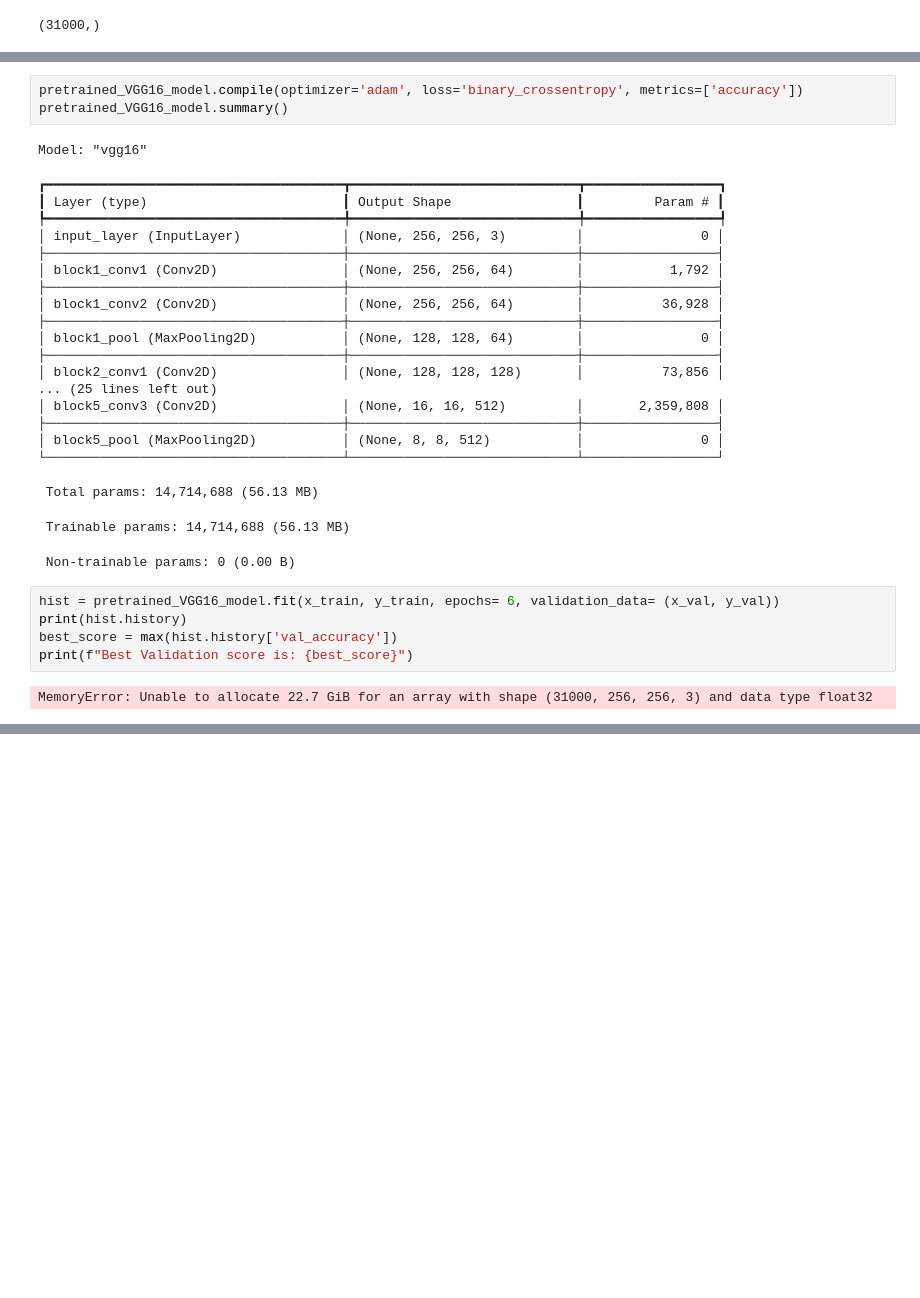
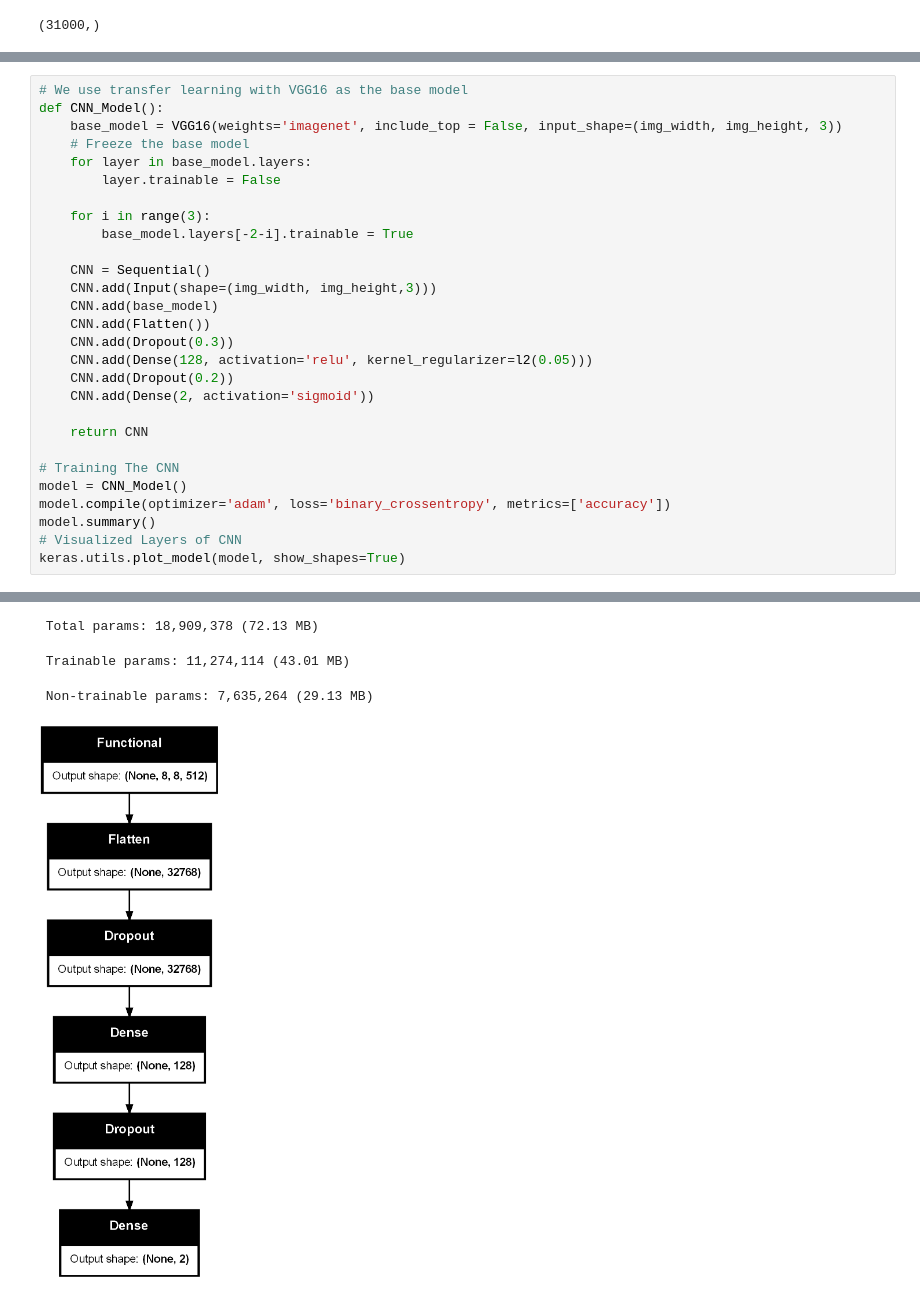
Before and after one commit to mvenegas011/Project3_Group7, a Jupyter notebook: Pneumonia_notebook.ipynb, the cells around one changed output, grey strips where cells are left out. Drawn from its saved outputs; the diff is of its cells as text; blank space fills up the shorter version.

```diff
--- a/Pneumonia_notebook.ipynb
+++ b/Pneumonia_notebook.ipynb
@@ -277,32 +250,29 @@ Model: "vgg16"
-# %%
-pretrained_VGG16_model.compile(optimizer='adam', loss='binary_crossentropy', metrics=['accuracy'])
-pretrained_VGG16_model.summary()
-# %% [output]
-Model: "vgg16"
-┏━━━━━━━━━━━━━━━━━━━━━━━━━━━━━━━━━━━━━━┳━━━━━━━━━━━━━━━━━━━━━━━━━━━━━┳━━━━━━━━━━━━━━━━━┓
-┃ Layer (type)                         ┃ Output Shape                ┃         Param # ┃
-┡━━━━━━━━━━━━━━━━━━━━━━━━━━━━━━━━━━━━━━╇━━━━━━━━━━━━━━━━━━━━━━━━━━━━━╇━━━━━━━━━━━━━━━━━┩
-│ input_layer (InputLayer)             │ (None, 256, 256, 3)         │               0 │
-├──────────────────────────────────────┼─────────────────────────────┼─────────────────┤
-│ block1_conv1 (Conv2D)                │ (None, 256, 256, 64)        │           1,792 │
-├──────────────────────────────────────┼─────────────────────────────┼─────────────────┤
-│ block1_conv2 (Conv2D)                │ (None, 256, 256, 64)        │          36,928 │
-├──────────────────────────────────────┼─────────────────────────────┼─────────────────┤
-│ block1_pool (MaxPooling2D)           │ (None, 128, 128, 64)        │               0 │
-├──────────────────────────────────────┼─────────────────────────────┼─────────────────┤
-│ block2_conv1 (Conv2D)                │ (None, 128, 128, 128)       │          73,856 │
-... (25 lines left out)
-│ block5_conv3 (Conv2D)                │ (None, 16, 16, 512)         │       2,359,808 │
-├──────────────────────────────────────┼─────────────────────────────┼─────────────────┤
-│ block5_pool (MaxPooling2D)           │ (None, 8, 8, 512)           │               0 │
-└──────────────────────────────────────┴─────────────────────────────┴─────────────────┘
- Total params: 14,714,688 (56.13 MB)
- Trainable params: 14,714,688 (56.13 MB)
- Non-trainable params: 0 (0.00 B)
-# %%
-hist = pretrained_VGG16_model.fit(x_train, y_train, epochs= 6, validation_data= (x_val, y_val))
-print(hist.history)
-best_score = max(hist.history['val_accuracy'])
-print(f"Best Validation score is: {best_score}")
-# %% [output]
-MemoryError: Unable to allocate 22.7 GiB for an array with shape (31000, 256, 256, 3) and data type float32
+# %%
+# We use transfer learning with VGG16 as the base model
+def CNN_Model():
+    base_model = VGG16(weights='imagenet', include_top = False, input_shape=(img_width, img_height, 3))
+    # Freeze the base model
+    for layer in base_model.layers:
+        layer.trainable = False
+
+    for i in range(3):
+        base_model.layers[-2-i].trainable = True
+
+    CNN = Sequential()
+    CNN.add(Input(shape=(img_width, img_height,3)))
+    CNN.add(base_model)
+    CNN.add(Flatten())
+    CNN.add(Dropout(0.3))
+    CNN.add(Dense(128, activation='relu', kernel_regularizer=l2(0.05)))
+    CNN.add(Dropout(0.2))
+    CNN.add(Dense(2, activation='sigmoid'))
+
+    return CNN
+
+# Training The CNN
+model = CNN_Model()
+model.compile(optimizer='adam', loss='binary_crossentropy', metrics=['accuracy'])
+model.summary()
+# Visualized Layers of CNN
+keras.utils.plot_model(model, show_shapes=True)
+# %% [output]
@@ -308,0 +295,4 @@ MemoryError: Unable to allocate 22.7 GiB for an array with shape (31000, 256, 25
+ Total params: 18,909,378 (72.13 MB)
+ Trainable params: 11,274,114 (43.01 MB)
+ Non-trainable params: 7,635,264 (29.13 MB)
+[figure, added]
```
Also changed, not shown: parts of 5 cells of this notebook.
